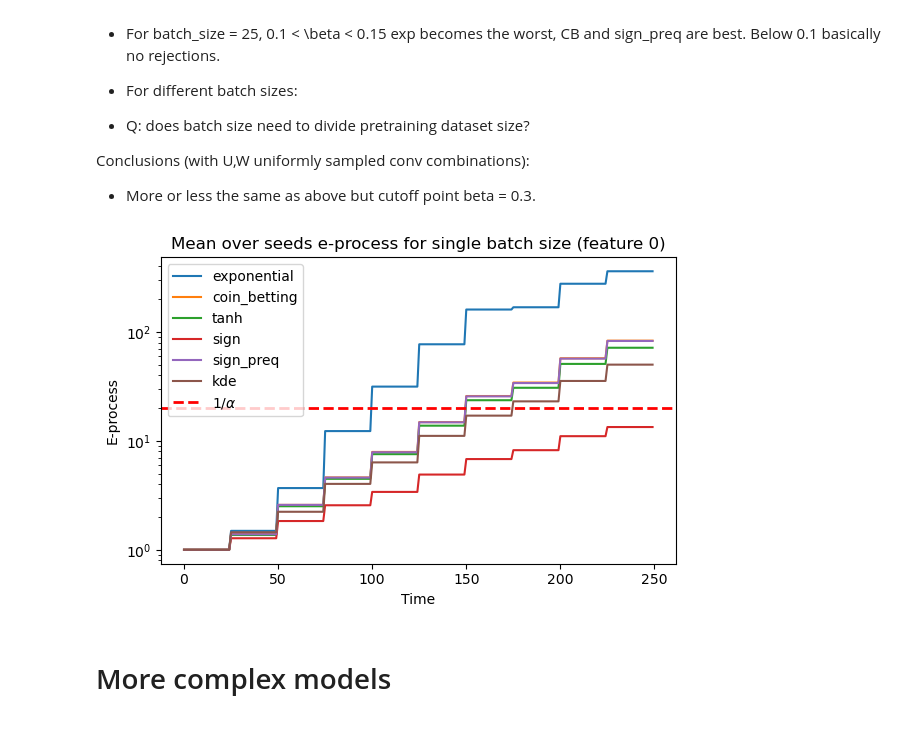
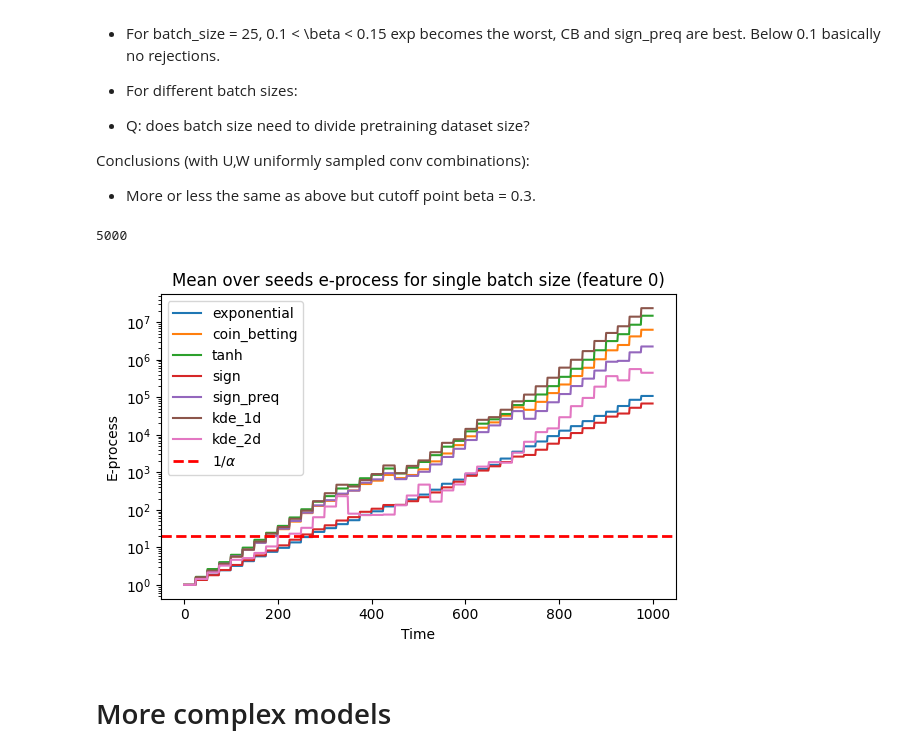
Before and after one commit to Antares01/sequential_ml_testing, a Jupyter notebook: src/experiments/simulated_data_S.ipynb, the cells around one changed output. Saved outputs shown, nothing was run; the diff lists cells and outputs as text; code cells hidden in the pictures.

Commit message:
one dimensional kde and related experiments

```diff
--- a/src/experiments/simulated_data_S.ipynb
+++ b/src/experiments/simulated_data_S.ipynb
@@ -101,6 +101,7 @@ betting_strategies = {
 }
 
 batch_list = [25]
+batch_to_plot = 25
 j_vec = [0]
 '''e_process = ML_e_process(batch_list=batch_list, n_init=50, b_resamplings=20, study_j=j_vec,
                  betting_strategies=betting_strategies, model=LassoCV(),
@@ -112,7 +113,8 @@ j_vec = [0]
 
 ### INCLUDING KDE
 window_size = None
-updater_kde = generate_update_kde(resamplings=20, window_size=window_size)
+updater_kde_one_dim = generate_update_kde(resamplings=20, window_size=window_size, one_dimensional=True)
+updater_kde_two_dim = generate_update_kde(resamplings=20, window_size=window_size, one_dimensional=False)
 
 bets_js_bs = {
             j: {
@@ -126,35 +128,45 @@ bets_js_bs = {
         }
 sampdoria = [DefaultSampler(j=j) for j in j_vec]
 
-n_init = 2000
-num_seeds = 5
+n_init = 4000
+n_tot = 5000
+num_seeds = 30
 martingales_per_seed=[]
-b_resamplings = 50
+b_resamplings = 1
 betas = [0.3]
 
 for beta in betas:
     martingales_per_seed = []
     for seed in tqdm(range(num_seeds)):
         np.random.seed(seed)               ### REMOVED SEED !!
-        X, Y = generate_dataset(2250, beta=beta, d=19, seed=None) ## CHANGED d VALUE HERE
+        X, Y = generate_dataset(n_tot, beta=beta, d=19, seed=None) ## CHANGED d VALUE HERE
 
-        q, q_tilde = initialize_kde_history(X[:n_init], Y[:n_init].ravel(), sampdoria, j_vec, batch_list, model = LassoCV())
+        q, q_tilde = initialize_kde_history(X[:n_init], Y[:n_init].ravel(), sampdoria, j_vec, batch_list, resamplings=b_resamplings, model = LassoCV())
 
         for j in j_vec:
             for b in batch_list:
                 params_kde = prepare_kernel_density_parameters()
                 model_for_history = LassoCV()
-                sampdoria = [DefaultSampler(j=j)]
 
                 past_qs = list(zip(q[b], q_tilde[b][j]))
-                strategy_kde = AntisymmetricBet(
+
+                strategy_kde_1d = AntisymmetricBet(
                     g_family= g_family_kde,
-                    update_g_func = updater_kde,
+                    update_g_func = updater_kde_one_dim,
                     parameters=params_kde,
                     prequential=True,
                     past_qs = past_qs
                 )
-                bets_js_bs[j][b]["kde"] = strategy_kde
+
+                strategy_kde_2d = AntisymmetricBet(
+                                    g_family= g_family_kde,
+                                    update_g_func = updater_kde_two_dim,
+                                    parameters=params_kde,
+                                    prequential=True,
+                                    past_qs = past_qs
+                                )
+                bets_js_bs[j][b]["kde_1d"] = strategy_kde_1d
+                bets_js_bs[j][b]["kde_2d"] = strategy_kde_2d
 
 
         e_process = ML_e_process(batch_list=batch_list, n_init=n_init, b_resamplings=b_resamplings, study_j=j_vec,
@@ -168,7 +180,7 @@ for beta in betas:
         # maybe we can plot the (l,l_hat) density
 
         martingales_per_seed.append(e_process.martingales(X, y=Y))
-    with open(f'testing_kde_1k_pretraining_batch_25_b_resamplings_{b_resamplings}_beta_{beta}.pkl', 'wb') as f:
+    with open(f'testing_kde_1k_pretraining_batch_{batch_to_plot}_b_resamplings_{b_resamplings}_beta_{beta}.pkl', 'wb') as f:
         pickle.dump(martingales_per_seed, f)
 # %% [markdown]
 Conclusions of ANALYSIS WITHOUT KDE (with U,W gaussian/sum(abs())):
@@ -183,43 +195,46 @@ Conclusions (with U,W uniformly sampled conv combinations):
 - More or less the same as above but cutoff point beta = 0.3.
 # %%
 beta = 0.3
-b_resamplings = 50
-with open(f'testing_kde_1k_pretraining_batch_25_b_resamplings_{b_resamplings}_beta_{beta}.pkl', 'rb') as f:
+with open(f'testing_kde_1k_pretraining_batch_{batch_to_plot}_b_resamplings_{b_resamplings}_beta_{beta}.pkl', 'rb') as f:
     martingales_per_seed = pickle.load(f)
+# %%
+len(martingales_per_seed[1]["kde_1d"][batch_to_plot][0])
+# %% [output]
+5000
 # %%
 import matplotlib.pyplot as plt
 alpha = 0.05
 
 #martingales = martingales_per_seed[9]
 
 plt.figure(figsize=(6, 4))
 j=0
-batch_size = 25 # 10 or 25
+batch_size = batch_to_plot # 10 or 25
 
-strategy_names = ['exponential','coin_betting','tanh','sign','sign_preq','kde']
-antisymmetric_strategy_names = ['coin_betting','tanh','sign','sign_preq','kde']
+strategy_names = ['exponential','coin_betting','tanh','sign','sign_preq','kde_1d','kde_2d']
 
 for strategy_name in strategy_names:
     # average over seeds
     plt.plot(np.mean([martingales_per_seed[i][strategy_name][batch_size][j][n_init:] for i in range(num_seeds)],axis=0), label=strategy_name)
 
 plt.axhline(
     y=1 / alpha,
     color="red",
     linestyle="--",
     linewidth=2,
     label=r"$1/\alpha$"
 )
 
 plt.yscale("log")
 plt.xlabel("Time")
 plt.ylabel("E-process")
 plt.title(f"Mean over seeds e-process for single batch size (feature {j})")
 plt.legend()
 plt.tight_layout()
-plt.show()
+#plt.show()
+#plt.savefig("my_figure.pdf", format="pdf", bbox_inches="tight")
 # %% [output]
-[figure, old version]
+[figure, new version]
 # %% [markdown]
 # More complex models
 # %%
```
Also changed, not shown: parts of 4 cells of this notebook, 3 other files.
